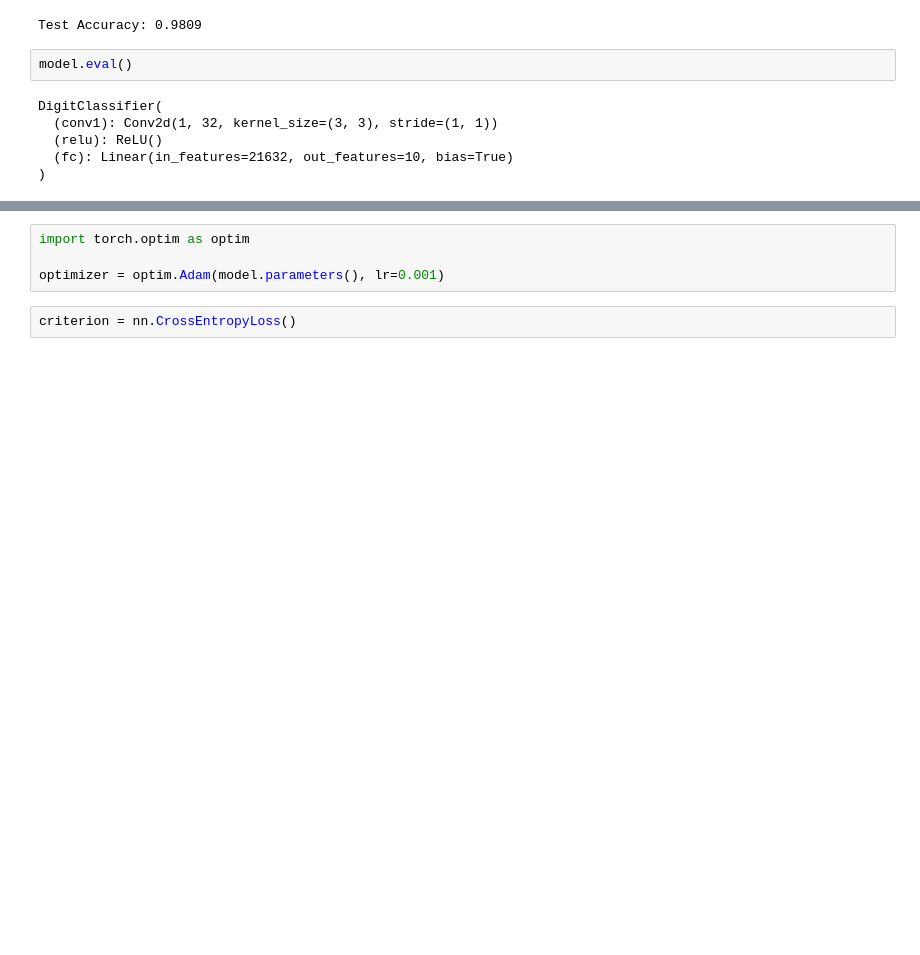
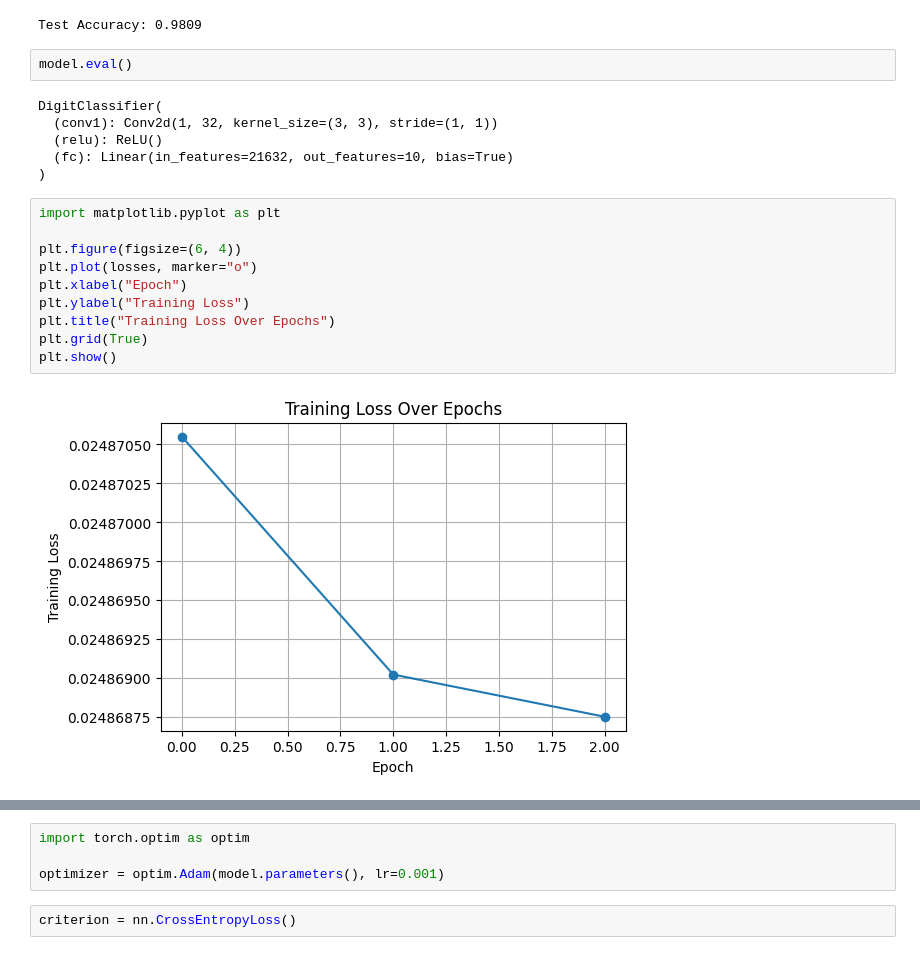
Before and after one commit to LindaEng/handwriting-recognition, a Jupyter notebook: notebooks/01_load_data.ipynb, the cells around one changed output, grey strips where cells are left out. Saved outputs shown, nothing was run; the diff lists cells and outputs as text; blank space fills up the shorter version.

```diff
--- a/notebooks/01_load_data.ipynb
+++ b/notebooks/01_load_data.ipynb
@@ -69,5 +103,17 @@ DigitClassifier(
   (relu): ReLU()
   (fc): Linear(in_features=21632, out_features=10, bias=True)
 )
+# %%
+import matplotlib.pyplot as plt
+
+plt.figure(figsize=(6, 4))
+plt.plot(losses, marker="o")
+plt.xlabel("Epoch")
+plt.ylabel("Training Loss")
+plt.title("Training Loss Over Epochs")
+plt.grid(True)
+plt.show()
+# %% [output]
+[figure, added]
 # %%
 num_epochs = 3
```
Also changed, not shown: parts of 4 cells of this notebook.
